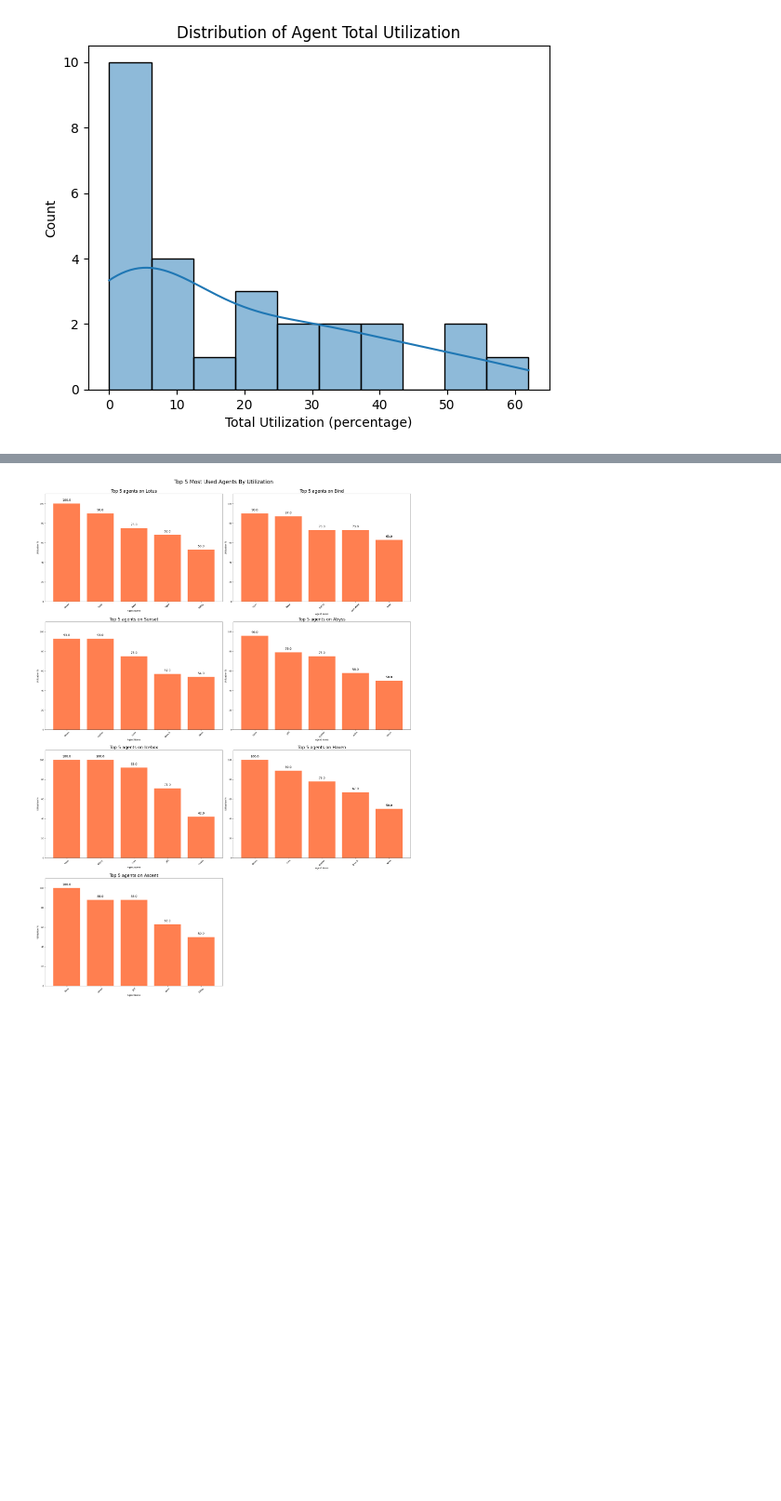
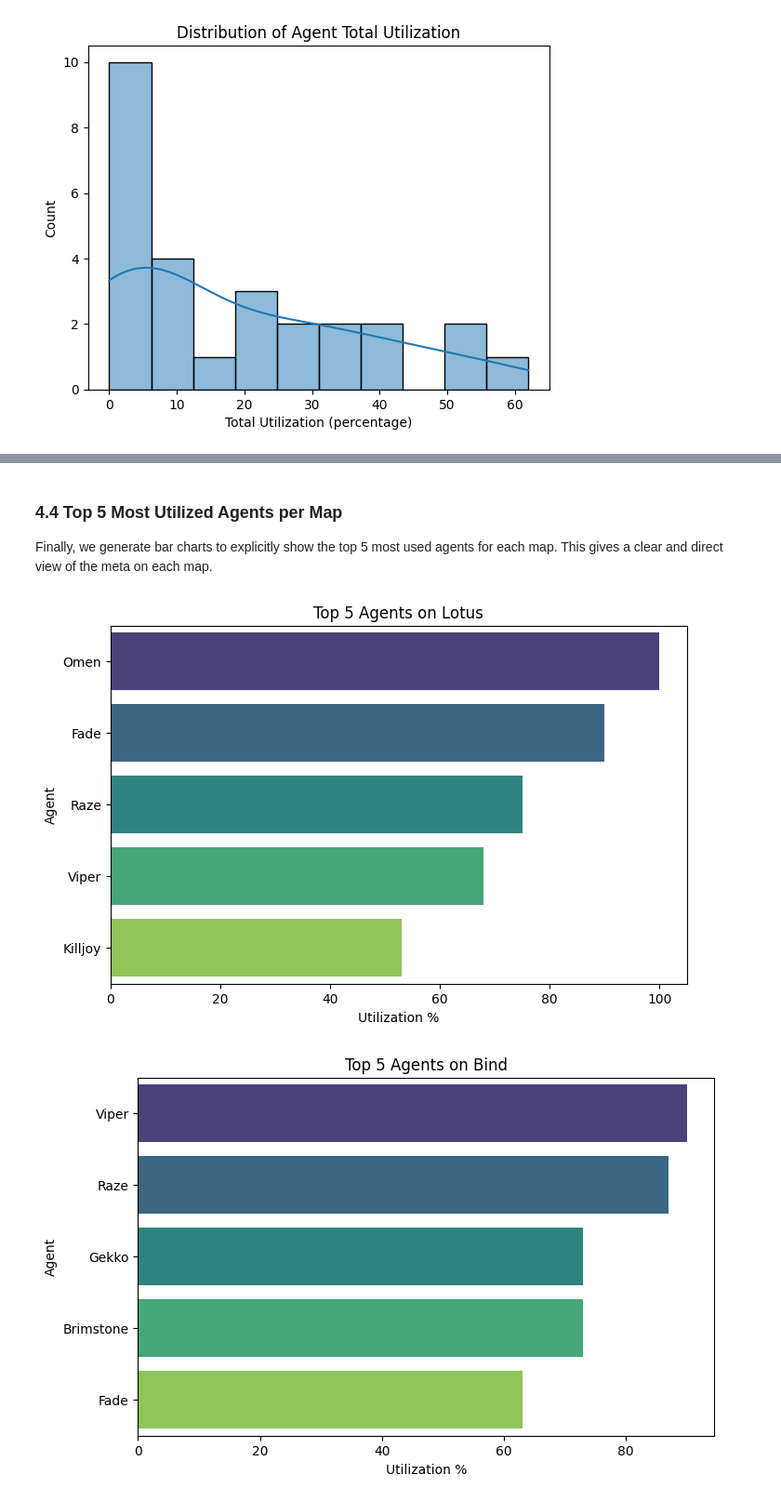
Before and after one commit to Piyush86kumar/Valorant-Champions-2024-Analysis, a Jupyter notebook: Agents_stats.ipynb, the cells around one changed output, grey strips where cells are left out. Shown at 93% size. Saved outputs shown, nothing was run; the diff lists cells and outputs as text; code cells hidden in the pictures; blank space fills up the shorter version.

```diff
--- a/Agents_stats.ipynb
+++ b/Agents_stats.ipynb
@@ -95,47 +106,16 @@ plt.show()
-# %%
-top_5_per_map={}
-for map_name in map_cols:
-    sorted_map_df = agent_stats_df.sort_values(by = map_name, ascending=False)
-    top_5 = sorted_map_df.head(5)[['agent_name', map_name]].copy()
-
-    top_5.rename(columns= {map_name : 'Utilization(%)'}, inplace = True)
-
-    top_5_per_map[map_name] = top_5
-
-#top_5_per_map
-
-# Plotting Chart visualiization for all 7 maps
-fig, axes = plt.subplots(nrows = 4, ncols= 2, figsize = (25,35))
-axes = axes.flatten() # Flatten the 2D array of axes for easy indexing
-
-for i , map_name in enumerate(map_cols):
-    ax = axes[i]
-    top_5_df = top_5_per_map[map_name]
-
-    # create a bar chart
-    bars = ax.bar(top_5_df['agent_name'], top_5_df['Utilization(%)'], color = 'coral')
-
-    # set titles and labels
-
-    ax.set_title(f"Top 5 agents on {map_name}", fontsize = 20)
-    ax.set_xlabel("Agent Name")
-    ax.set_ylabel("Utilization %")
-    ax.set_ylim(0, 110) # Consistent y- limit for better comparision between different charts
-
-    ax.tick_params(axis = 'x', rotation = 45) # rotates X- axis labels to 45 degree for better readability
-
-    # Add data labels on top of each bar
-    for bar in bars:
-        yval = bar.get_height()
-        ax.text(bar.get_x() + bar.get_width()/2, yval + 2, round(yval, 1), ha='center', va='bottom', fontsize=14)
-
-
-# Hide the unused subplot (8th subplot in this case)
-fig.delaxes(axes[-1]) # completely deletes that subplot from the figure object.
-
-# Super title for the entire figure
-
-plt.suptitle('Top 5 Most Used Agents By Utilization',fontsize = 25)
-plt.tight_layout(rect=[0, 0, 1, 0.98]) # Adjusts spacing between subplots to prevent overlapping labels, ticks, or titles.
-# %% [output]
-[figure, removed]
+# %% [markdown]
+### 4.4 Top 5 Most Utilized Agents per Map
+
+Finally, we generate bar charts to explicitly show the top 5 most used agents for each map. This gives a clear and direct view of the meta on each map.
+# %%
+for map_name in map_cols:
+    top_5_agents = agent_stats_df.nlargest(5, map_name)
+    plt.figure(figsize=(8, 5))
+    sns.barplot(x=map_name, y='agent_name', data=top_5_agents, palette='viridis', hue = 'agent_name')
+    plt.title(f'Top 5 Agents on {map_name}')
+    plt.xlabel('Utilization %')
+    plt.ylabel('Agent')
+    plt.show()
+# %% [output]
+[figure, added]
+[figure, added]
```
Also changed, not shown: parts of 16 cells of this notebook, 6 other files.
